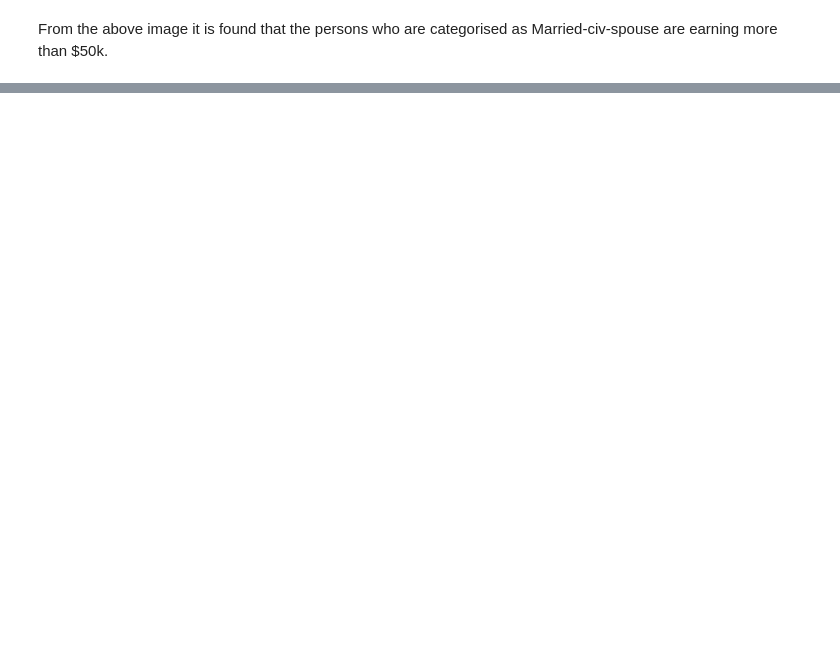
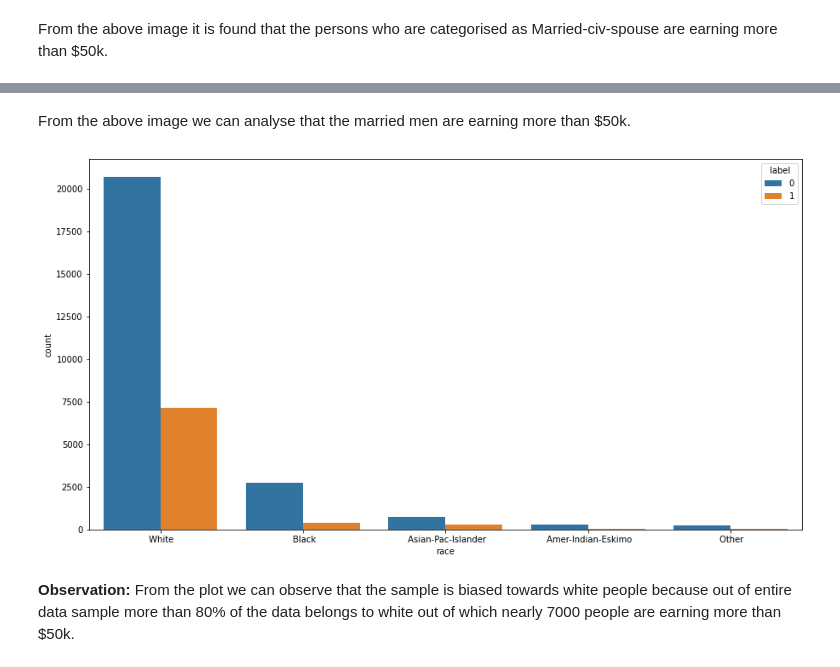
Before and after one commit to venu-analytics/Analytics-Projects, a Jupyter notebook: ML_Case_Study_Venugopal.ipynb, the cells around one changed output, grey strips where cells are left out. Saved outputs shown, nothing was run; the diff lists cells and outputs as text; code cells hidden in the pictures; blank space fills up the shorter version.

```diff
--- a/ML_Case_Study_Venugopal.ipynb
+++ b/ML_Case_Study_Venugopal.ipynb
@@ -200,0 +216,12 @@ From the above image it is found that the persons who are categorised as Married
+# %% [markdown]
+From the above image we can analyse that the married men are earning more than $50k.
+# %%
+# Visualising the relation between race and label
+dims = (15,8)
+fig,ax = plt.subplots(figsize=dims)
+sb.countplot(ax=ax, x='race',data=data, hue='label')
+plt.show()
+# %% [output]
+[figure, added]
+# %% [markdown]
+**Observation:** From the plot we can observe that the sample is biased towards white people because out of entire data sample more than 80% of the data belongs to white out of which nearly 7000 people are earning more than $50k.
```
Also changed, not shown: parts of 45 cells of this notebook.
